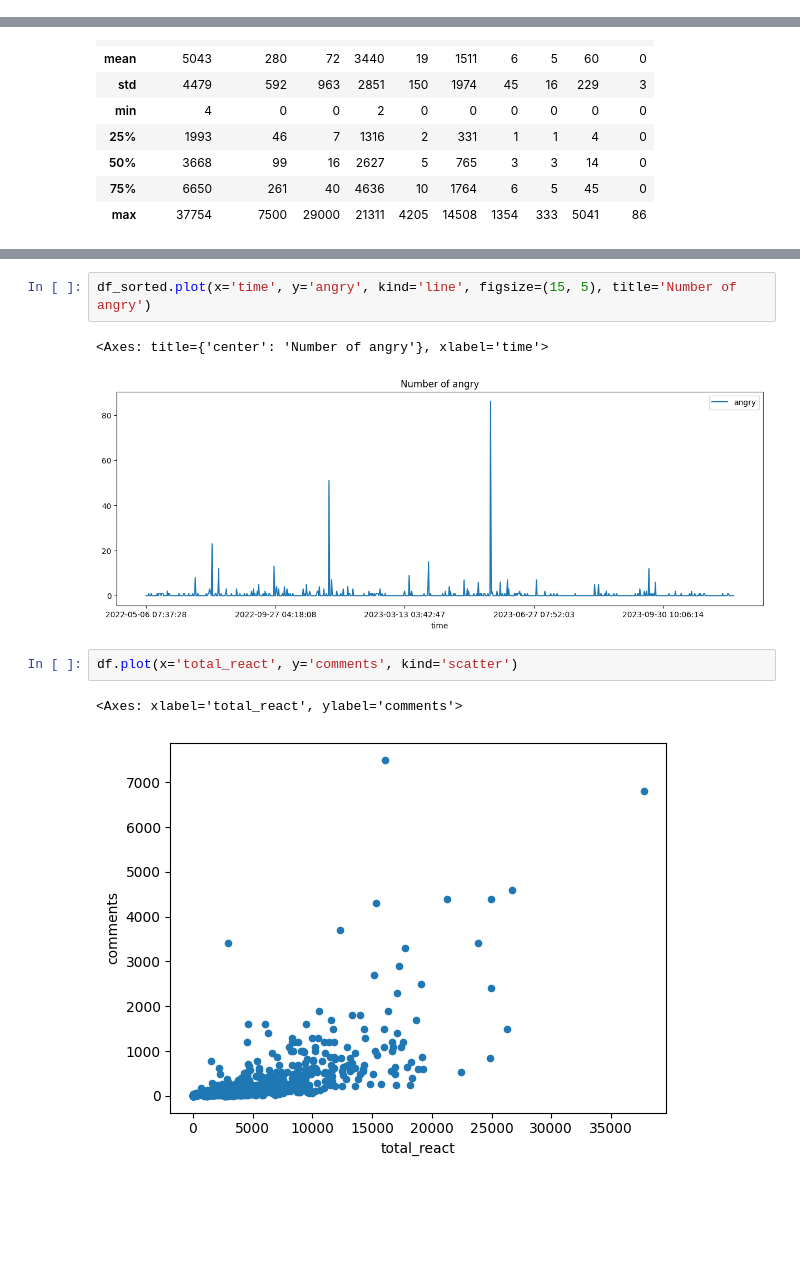
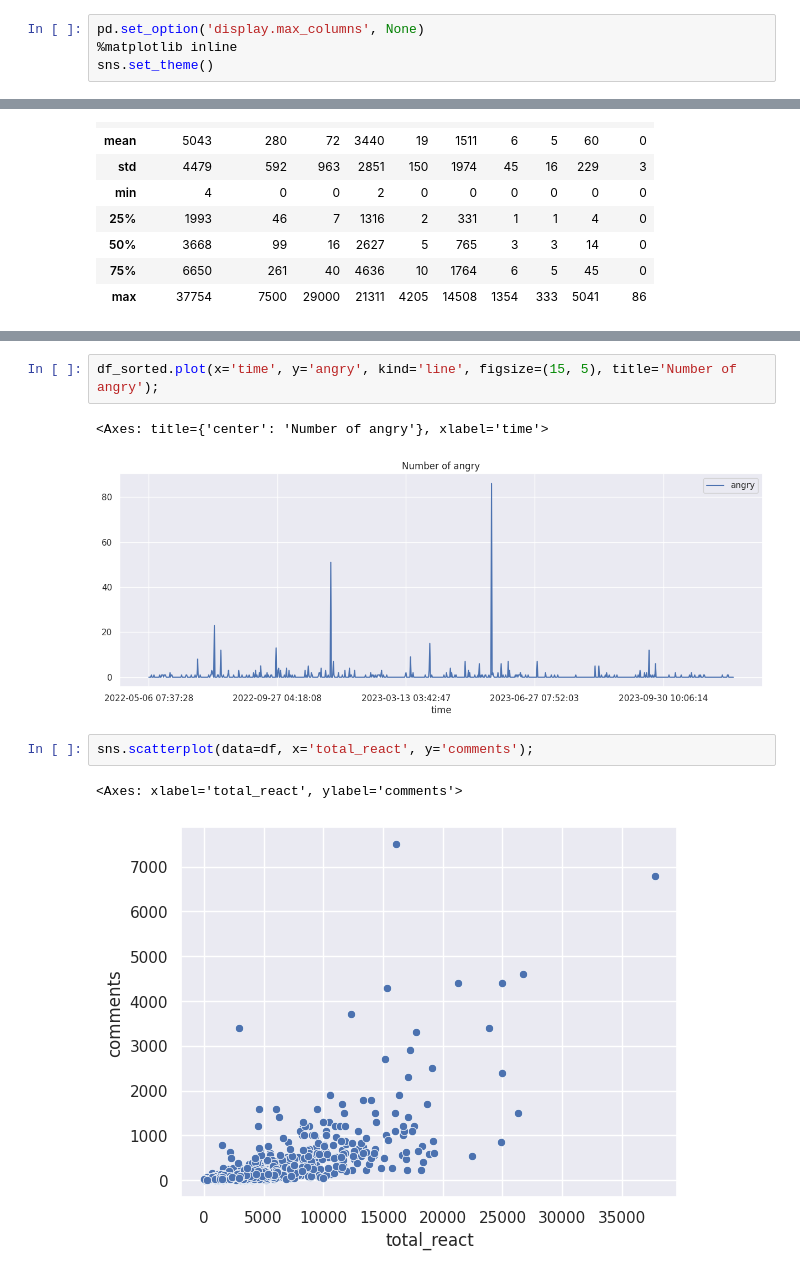
Before and after one commit to quangster/analyze-facebook-page, a Jupyter notebook: analyze_data.ipynb, the cells around one changed output, grey strips where cells are left out. Drawn from its saved outputs; the diff is of its cells as text; blank space fills up the shorter version.

```diff
--- a/analyze_data.ipynb
+++ b/analyze_data.ipynb
@@ -19,3 +16,7 @@ import seaborn as sns
+# %%
+pd.set_option('display.max_columns', None)
+%matplotlib inline
+sns.set_theme()
 # %%
 df = pd.read_csv('data/vebay69/clean/posts_full.csv')
 # %% [markdown]
@@ -114,13 +121,13 @@ df_sorted.plot(x='time', y='haha', kind='line', figsize=(15, 5), title='Number o
 # %%
-df_sorted.plot(x='time', y='angry', kind='line', figsize=(15, 5), title='Number of angry')
+df_sorted.plot(x='time', y='angry', kind='line', figsize=(15, 5), title='Number of angry');
 # %% [output]
 <Axes: title={'center': 'Number of angry'}, xlabel='time'>
-[figure, old version]
+[figure, new version]
 # %%
-df.plot(x='total_react', y='comments', kind='scatter')
+sns.scatterplot(data=df, x='total_react', y='comments');
 # %% [output]
 <Axes: xlabel='total_react', ylabel='comments'>
-[figure, old version]
+[figure, new version]
 # %%
 sns.kdeplot(data=df['total_react'], fill=True)
 plt.axvline(df['total_react'].mean(), color='red')
```
Also changed, not shown: parts of 8 cells of this notebook, 11 other files.
